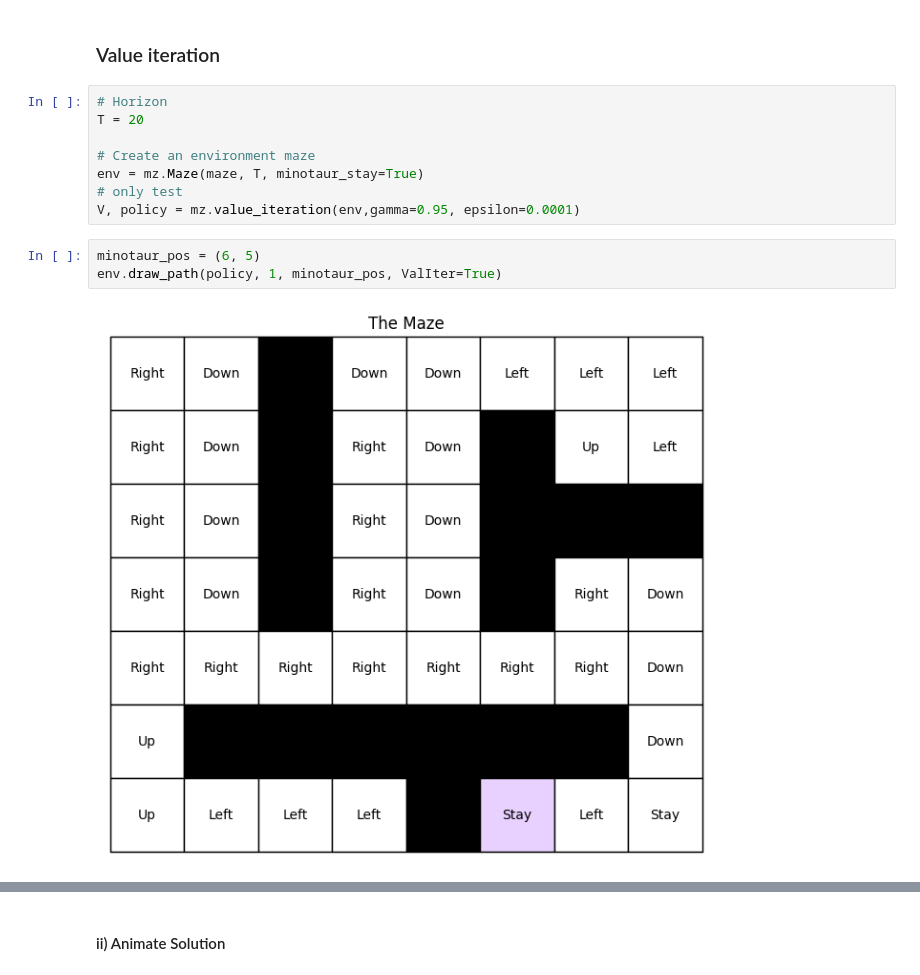
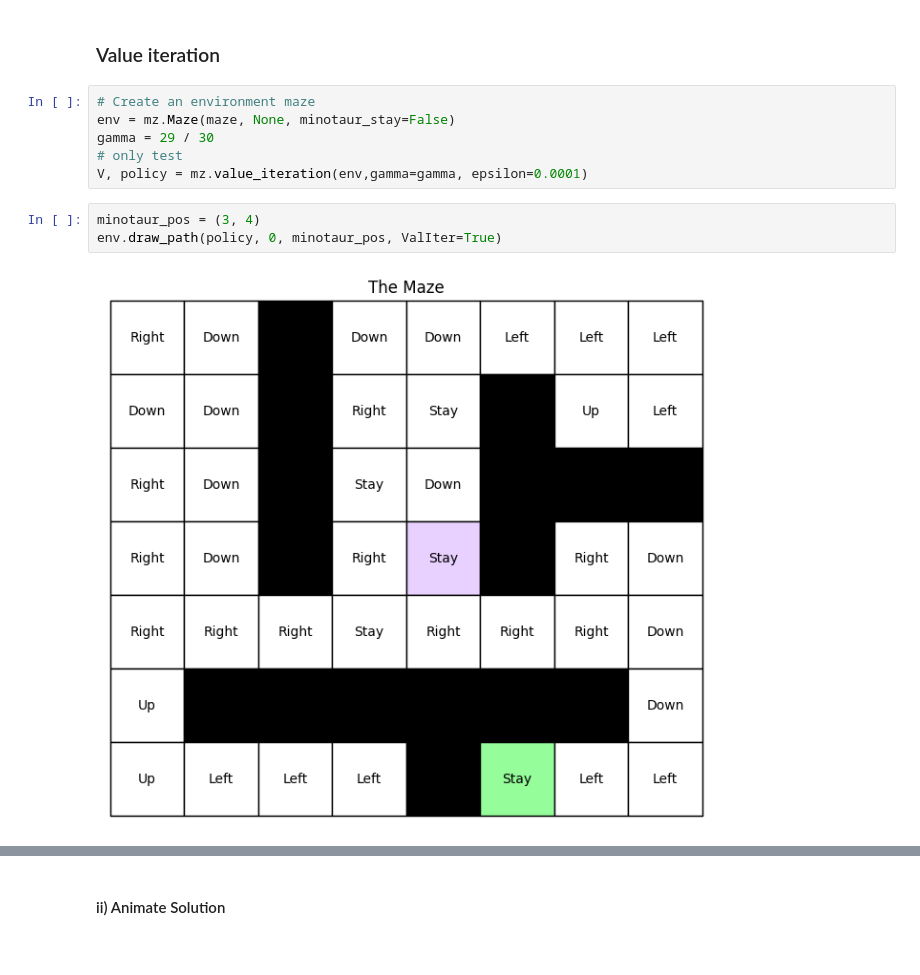
Before and after one commit to MoellerO/EL2805_RL, a Jupyter notebook: lab1_v2/lab1.ipynb, the cells around one changed output, grey strips where cells are left out. Saved outputs shown, nothing was run; the diff lists cells and outputs as text.

```diff
--- a/lab1_v2/lab1.ipynb
+++ b/lab1_v2/lab1.ipynb
@@ -36,15 +36,13 @@ V, policy = mz.dynamic_programming(env, T)
 # %% [markdown]
 ### Value iteration
 # %%
-# Horizon
-T = 20
-
 # Create an environment maze
-env = mz.Maze(maze, T, minotaur_stay=True)
+env = mz.Maze(maze, None, minotaur_stay=False)
+gamma = 29 / 30
 # only test
-V, policy = mz.value_iteration(env,gamma=0.95, epsilon=0.0001)
+V, policy = mz.value_iteration(env,gamma=gamma, epsilon=0.0001)
 # %%
-minotaur_pos = (6, 5)
-env.draw_path(policy, 1, minotaur_pos, ValIter=True)
+minotaur_pos = (3, 4)
+env.draw_path(policy, 0, minotaur_pos, ValIter=True)
 # %% [output]
-[figure, old version]
+[figure, new version]
```
Also changed, not shown: parts of 3 cells of this notebook, 1 other file.
